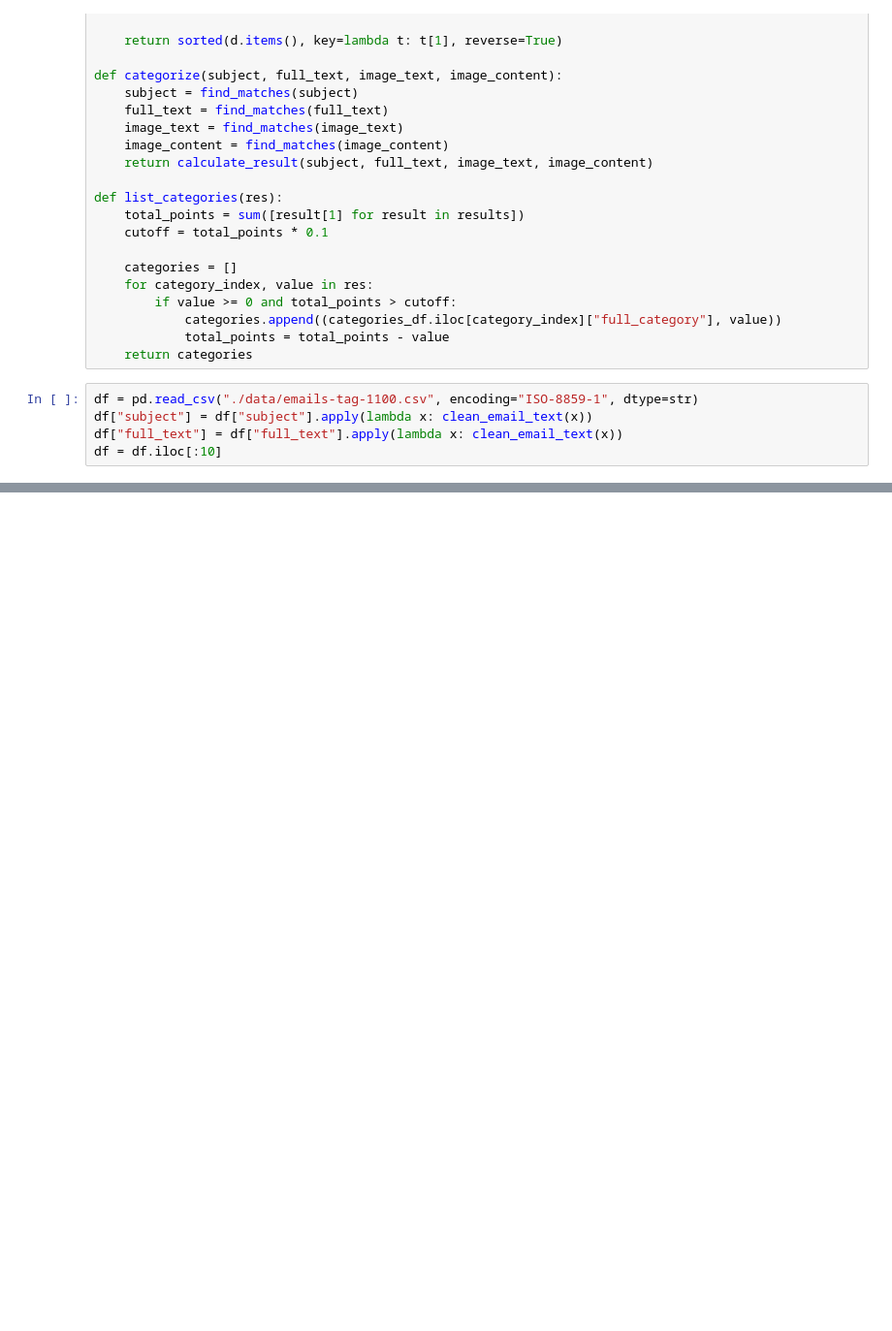
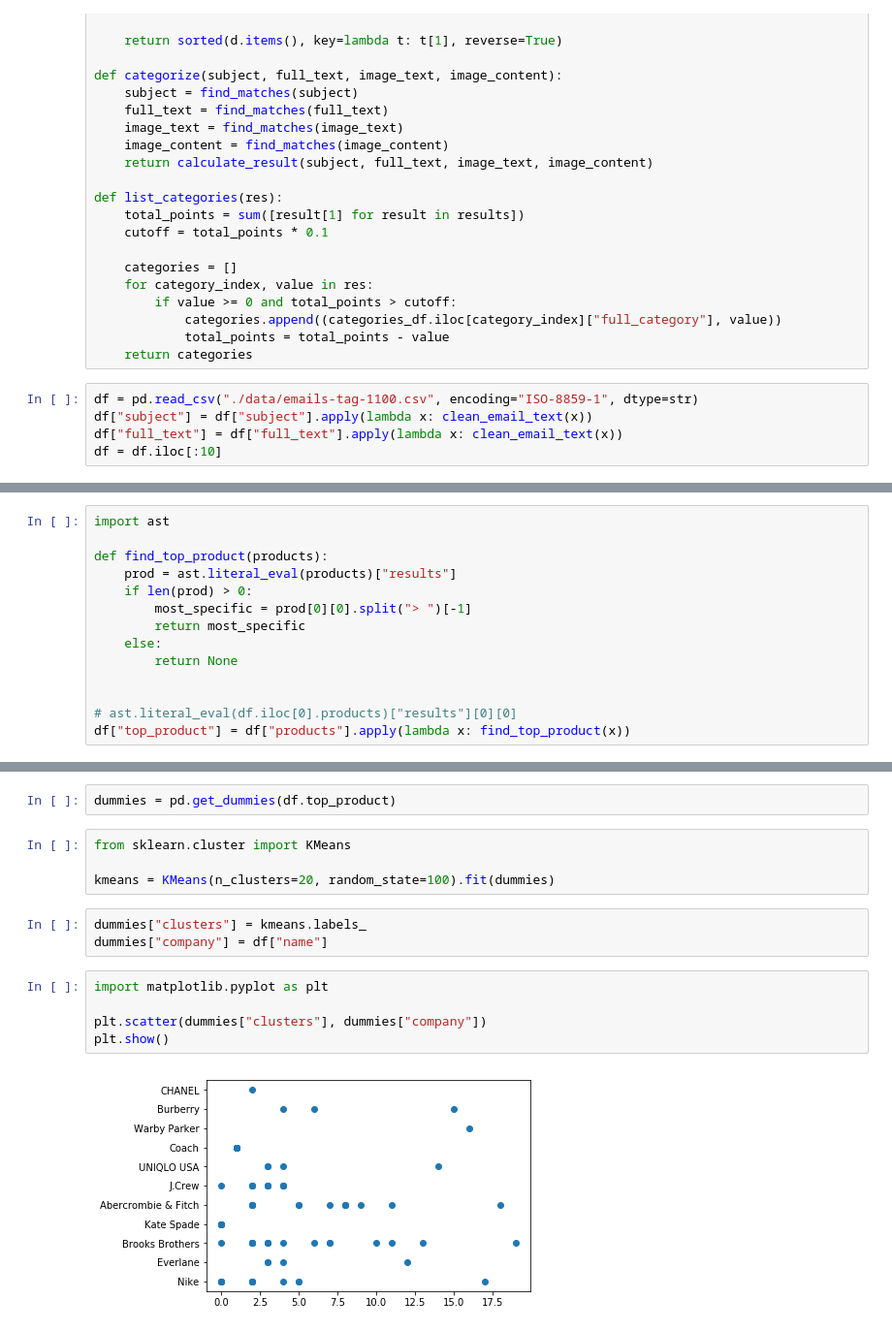
Before and after one commit to carlsednaoui/thinkful-data-science, a Jupyter notebook: coursework/final_capstone/product_classifier.ipynb, the cells around one changed output, grey strips where cells are left out. Shown at 97% size. Drawn from its saved outputs; the diff is of its cells as text; blank space fills up the shorter version.

```diff
--- a/coursework/final_capstone/product_classifier.ipynb
+++ b/coursework/final_capstone/product_classifier.ipynb
@@ -275,0 +320,14 @@ JSONDecodeError: Expecting value: line 1 column 1 (char 0)
+# %%
+import ast
+
+def find_top_product(products):
+    prod = ast.literal_eval(products)["results"]
+    if len(prod) > 0:
+        most_specific = prod[0][0].split("> ")[-1]
+        return most_specific
+    else:
+        return None
+
+
+# ast.literal_eval(df.iloc[0].products)["results"][0][0]
+df["top_product"] = df["products"].apply(lambda x: find_top_product(x))
@@ -275,0 +356,16 @@ JSONDecodeError: Expecting value: line 1 column 1 (char 0)
+# %%
+dummies = pd.get_dummies(df.top_product)
+# %%
+from sklearn.cluster import KMeans
+
+kmeans = KMeans(n_clusters=20, random_state=100).fit(dummies)
+# %%
+dummies["clusters"] = kmeans.labels_
+dummies["company"] = df["name"]
+# %%
+import matplotlib.pyplot as plt
+
+plt.scatter(dummies["clusters"], dummies["company"])
+plt.show()
+# %% [output]
+[figure, added]
```
Also changed, not shown: parts of 11 cells of this notebook, 2 other files.
